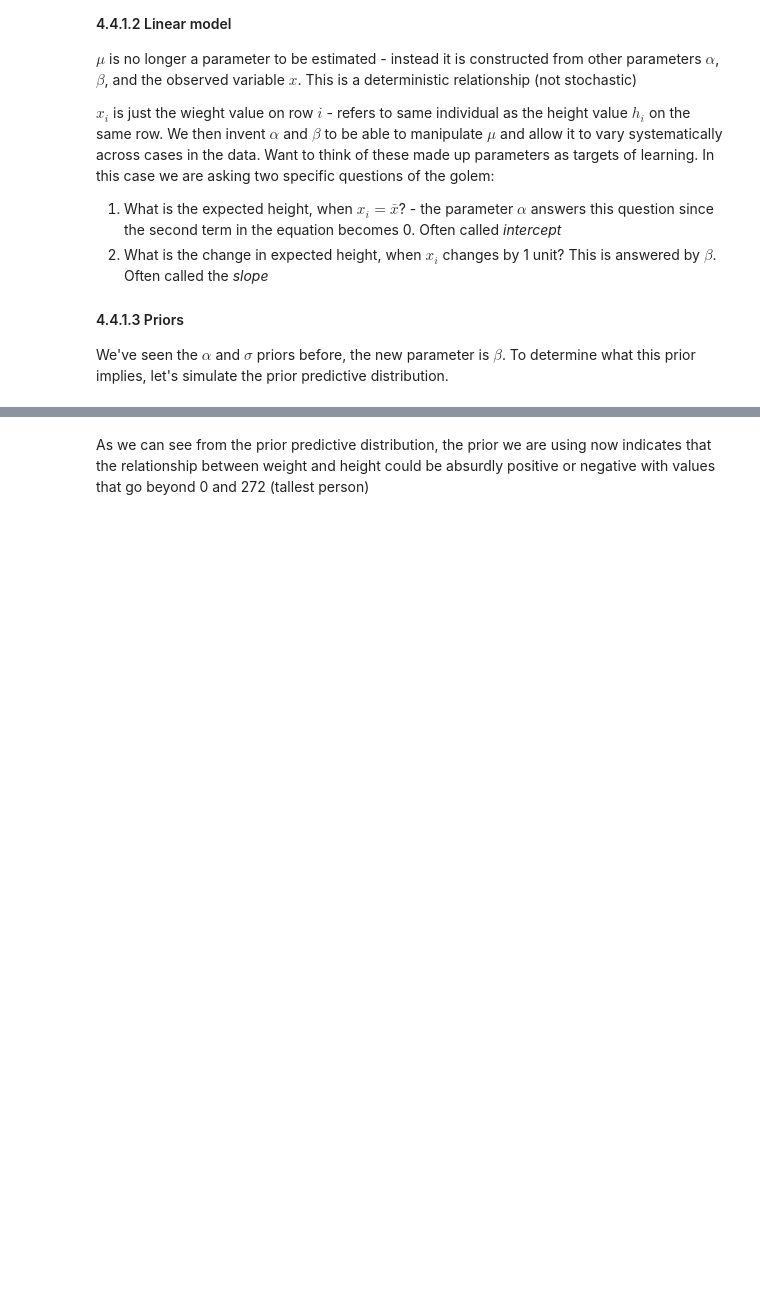
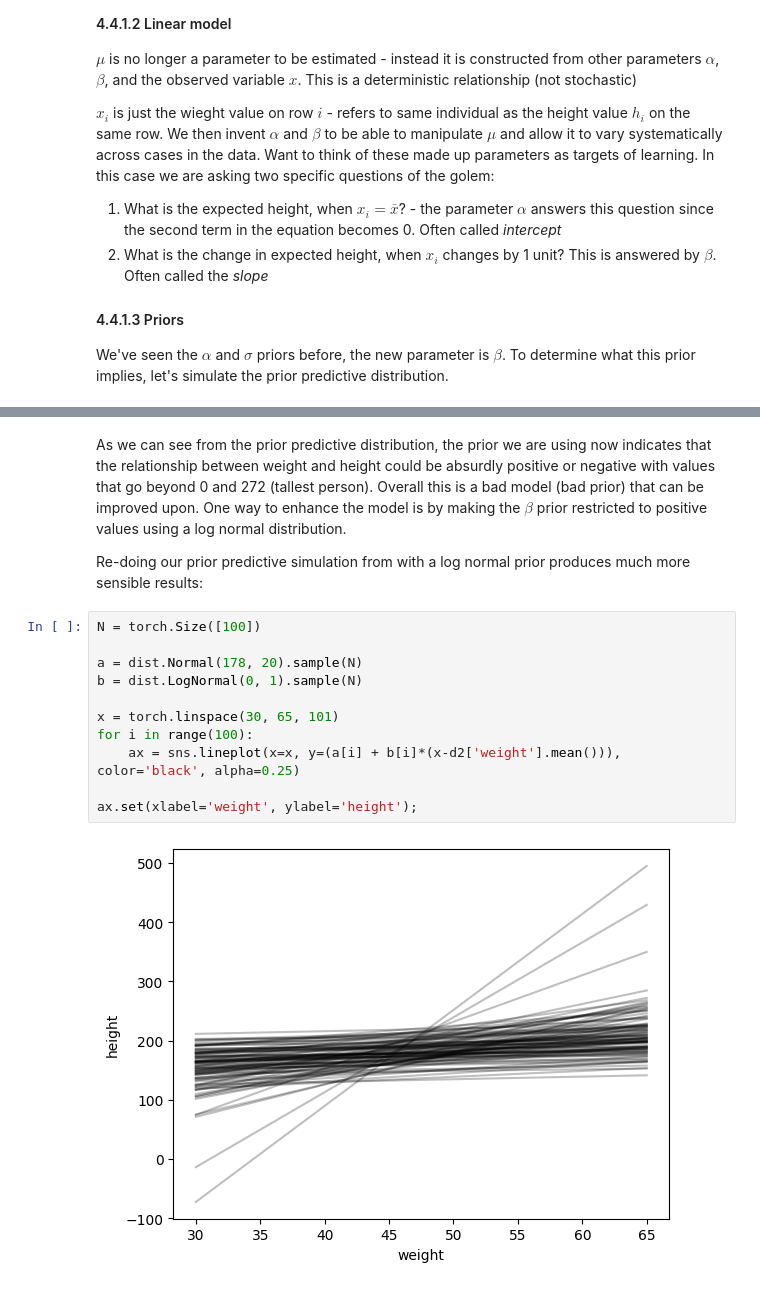
Before and after one commit to trevorjwilli/SRBayesianPyro, a Jupyter notebook: notebooks/chapter_4_notes.ipynb, the cells around one changed output, grey strips where cells are left out. Drawn from its saved outputs; the diff is of its cells as text; blank space fills up the shorter version.

Commit message:
chapter 4 notes, first linear model

```diff
--- a/notebooks/chapter_4_notes.ipynb
+++ b/notebooks/chapter_4_notes.ipynb
@@ -558,2 +558,17 @@ ax.set(xlabel='weight', ylabel='height');
 # %% [markdown]
-As we can see from the prior predictive distribution, the prior we are using now indicates that the relationship between weight and height could be absurdly positive or negative with values that go beyond 0 and 272 (tallest person)
+As we can see from the prior predictive distribution, the prior we are using now indicates that the relationship between weight and height could be absurdly positive or negative with values that go beyond 0 and 272 (tallest person). Overall this is a bad model (bad prior) that can be improved upon. One way to enhance the model is by making the $\beta$ prior restricted to positive values using a log normal distribution.
+
+Re-doing our prior predictive simulation from with a log normal prior produces much more sensible results:
+# %%
+N = torch.Size([100])
+
+a = dist.Normal(178, 20).sample(N)
+b = dist.LogNormal(0, 1).sample(N)
+
+x = torch.linspace(30, 65, 101)
+for i in range(100):
+    ax = sns.lineplot(x=x, y=(a[i] + b[i]*(x-d2['weight'].mean())), color='black', alpha=0.25)
+
+ax.set(xlabel='weight', ylabel='height');
+# %% [output]
+[figure, added]
```
Also changed, not shown: parts of 20 cells of this notebook.
